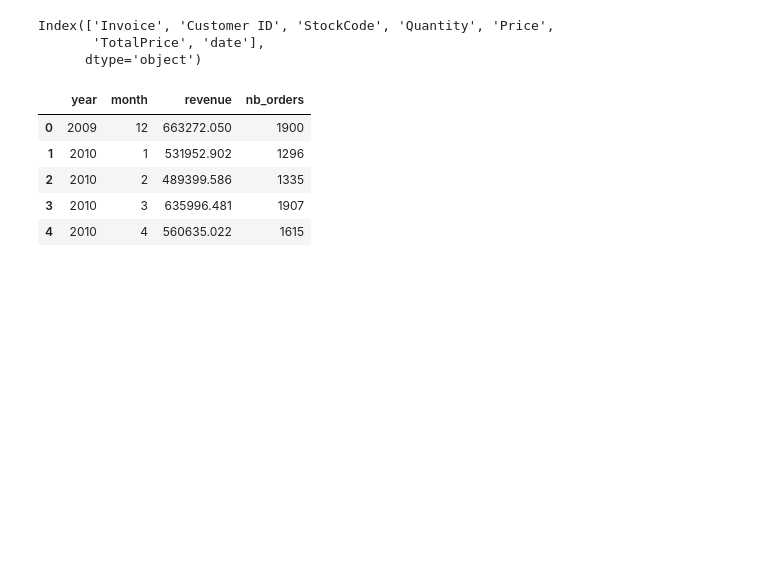
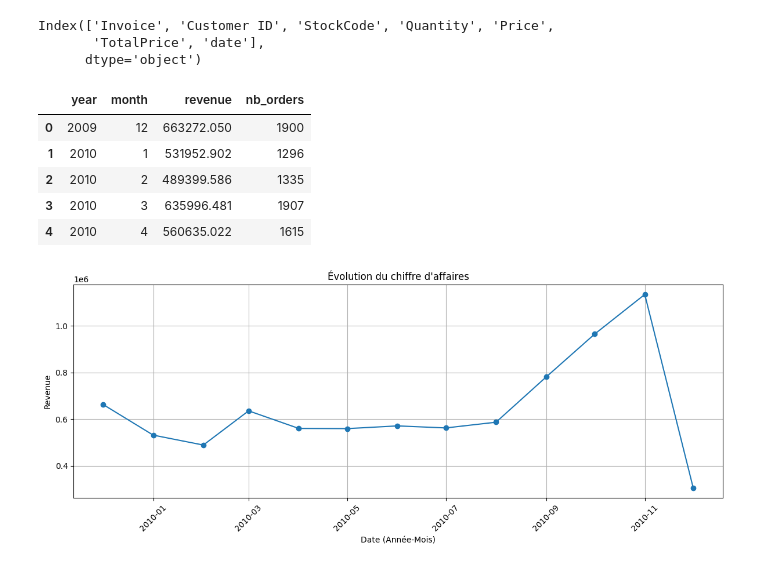
Before and after one commit to Christopher2023/ecommerce-data-analysis, a Jupyter notebook: notebooks/01_eploration.ipynb, the cells around one changed output. Cells and saved outputs as stored; diff of their text form; code cells hidden in the pictures; blank space fills up the shorter version.

```diff
--- a/notebooks/01_eploration.ipynb
+++ b/notebooks/01_eploration.ipynb
@@ -526,3 +534,20 @@ df_monthly.head()
 | 2 | 2010 | 2 | 489399.586 | 1335 |
 | 3 | 2010 | 3 | 635996.481 | 1907 |
 | 4 | 2010 | 4 | 560635.022 | 1615 |
+# %%
+import matplotlib.pyplot as plt
+
+# Crée une colonne date pour l'affichage
+df_monthly['date'] = pd.to_datetime(df_monthly['year'].astype(str) + '-' + df_monthly['month'].astype(str) + '-01')
+
+plt.figure(figsize=(12,5))
+plt.plot(df_monthly['date'], df_monthly['revenue'], marker='o')
+plt.xticks(rotation=45)
+plt.title("Évolution du chiffre d'affaires")
+plt.xlabel("Date (Année-Mois)")
+plt.ylabel("Revenue")
+plt.grid(True)
+plt.tight_layout()
+plt.show()
+# %% [output]
+[figure, added]
```
Also changed, not shown: parts of 10 cells of this notebook, 2 other files.
